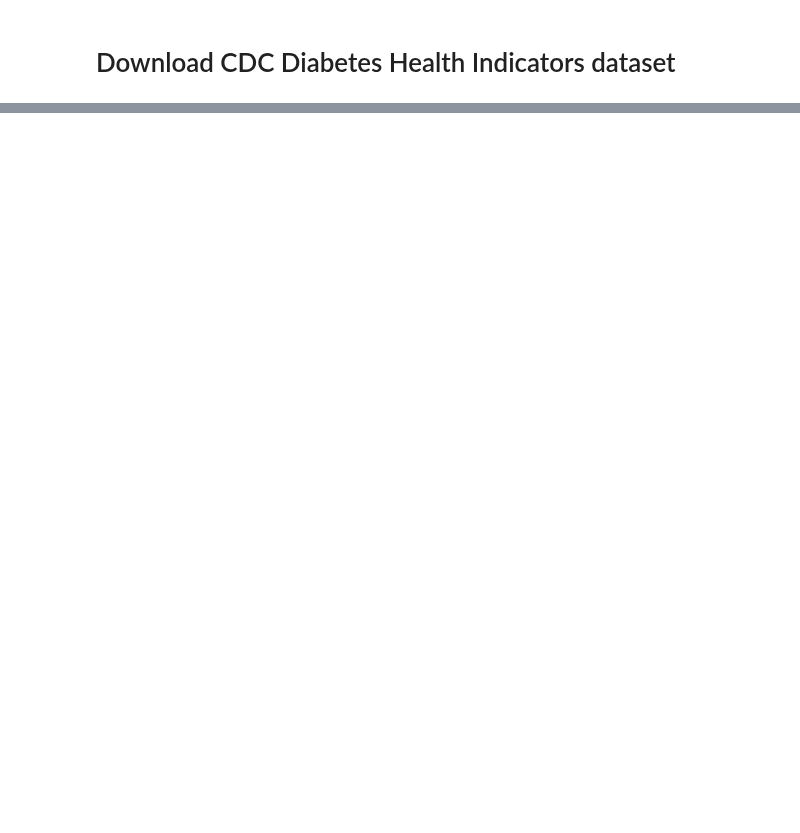
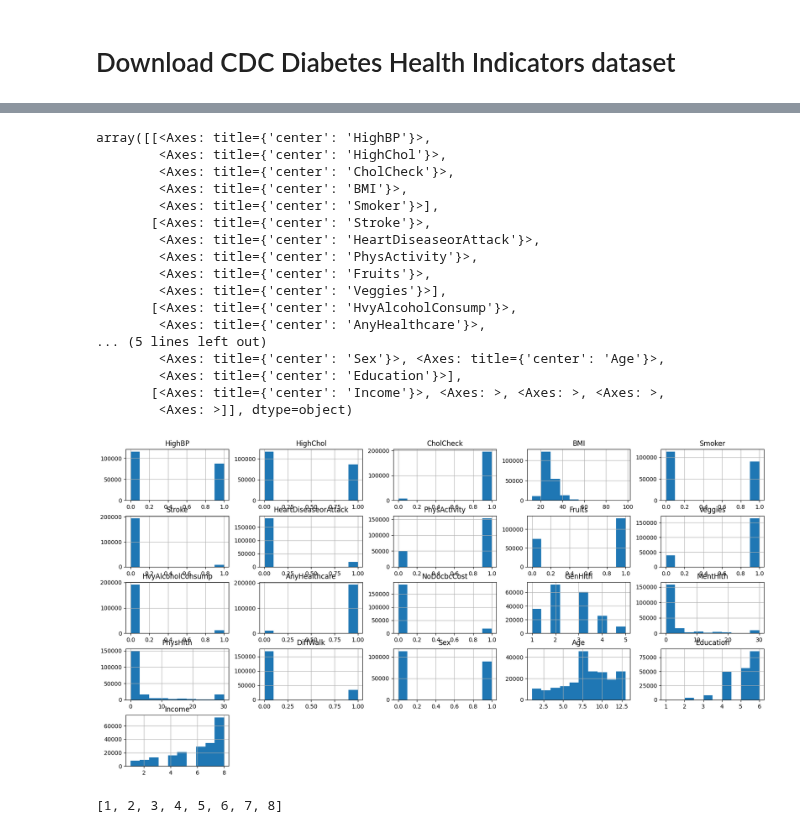
Before and after one commit to aaalexlit/ml_zoomcamp_midterm_cdc_diabetes, a Jupyter notebook: notebook.ipynb, the cells around one changed output, grey strips where cells are left out. Saved outputs shown, nothing was run; the diff lists cells and outputs as text; code cells hidden in the pictures; blank space fills up the shorter version.

```diff
--- a/notebook.ipynb
+++ b/notebook.ipynb
@@ -36,0 +85,4 @@ cdc_diabetes_health_indicators.variables
+# %%
+# Create train-val-test split to analyse only features in the train-val part
+
+X_full_train, X_test, y_full_train, y_test = train_test_split(X, y, test_size=0.2, stratify=y)
@@ -36,0 +142,27 @@ cdc_diabetes_health_indicators.variables
+# %%
+X_full_train.hist(
+    figsize=(20, 10)
+)
+# %% [output]
+array([[<Axes: title={'center': 'HighBP'}>,
+        <Axes: title={'center': 'HighChol'}>,
+        <Axes: title={'center': 'CholCheck'}>,
+        <Axes: title={'center': 'BMI'}>,
+        <Axes: title={'center': 'Smoker'}>],
+       [<Axes: title={'center': 'Stroke'}>,
+        <Axes: title={'center': 'HeartDiseaseorAttack'}>,
+        <Axes: title={'center': 'PhysActivity'}>,
+        <Axes: title={'center': 'Fruits'}>,
+        <Axes: title={'center': 'Veggies'}>],
+       [<Axes: title={'center': 'HvyAlcoholConsump'}>,
+        <Axes: title={'center': 'AnyHealthcare'}>,
+... (5 lines left out)
+        <Axes: title={'center': 'Sex'}>, <Axes: title={'center': 'Age'}>,
+        <Axes: title={'center': 'Education'}>],
+       [<Axes: title={'center': 'Income'}>, <Axes: >, <Axes: >, <Axes: >,
+        <Axes: >]], dtype=object)
+[figure, added]
+# %%
+sorted(X_full_train.Income.unique())
+# %% [output]
+[1, 2, 3, 4, 5, 6, 7, 8]
```
Also changed, not shown: parts of 16 cells of this notebook, 2 other files.
